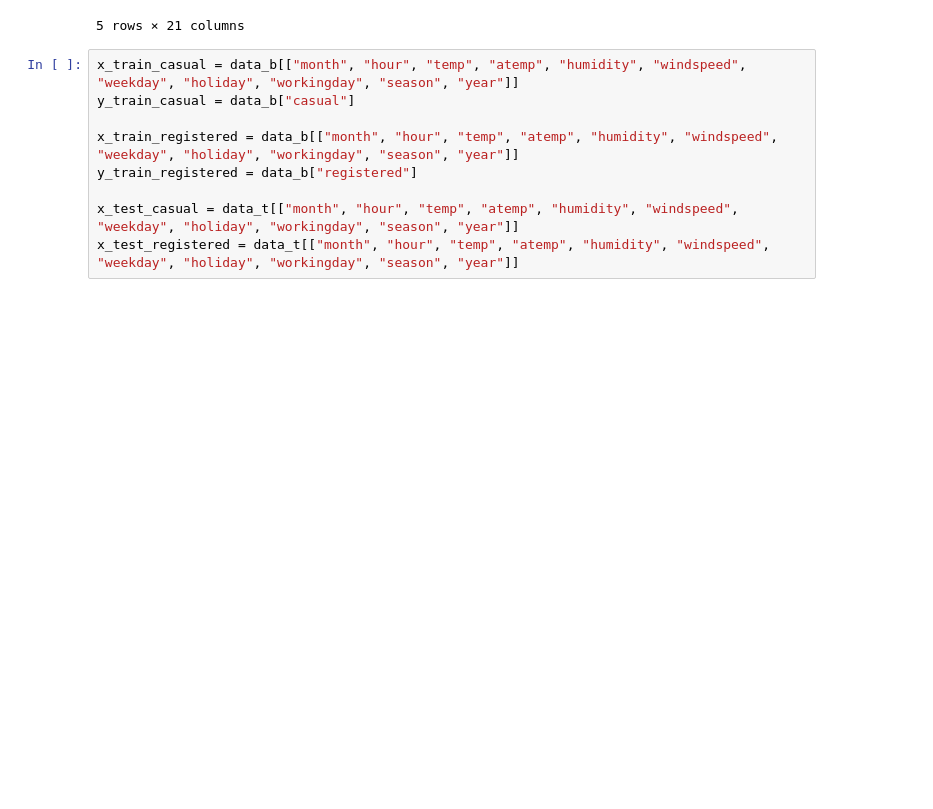
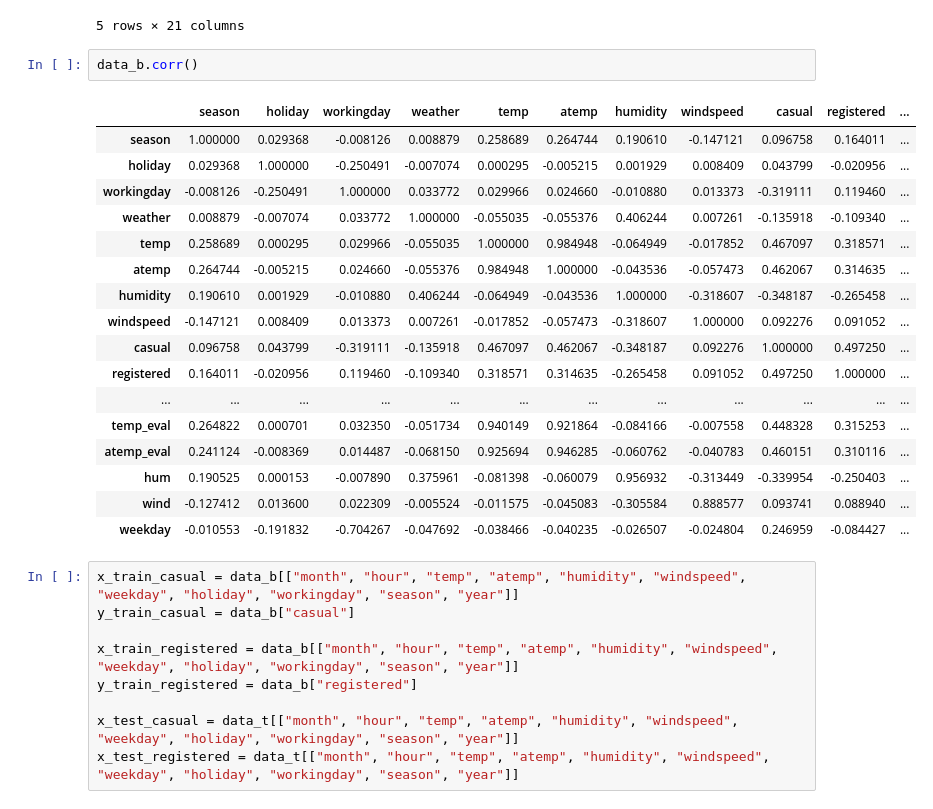
Before and after one commit to leotanaka4/Trabalho2LingProg, a Jupyter notebook: ans.ipynb, the cells around one changed output. Saved outputs shown, nothing was run; the diff lists cells and outputs as text; blank space fills up the shorter version.

```diff
--- a/ans.ipynb
+++ b/ans.ipynb
@@ -490,6 +500,26 @@ data_b.head()
 | 3 | 2011-01-01 03:00:00 | 1 | 0 | 0 | 1 | 9.84 | 14.395 | 75 | 0.0 | 3 | ... |
 | 4 | 2011-01-01 04:00:00 | 1 | 0 | 0 | 1 | 9.84 | 14.395 | 75 | 0.0 | 0 | ... |
 5 rows × 21 columns
+# %%
+data_b.corr()
+# %% [output]
+|  | season | holiday | workingday | weather | temp | atemp | humidity | windspeed | casual | registered | ... |
+| season | 1.000000 | 0.029368 | -0.008126 | 0.008879 | 0.258689 | 0.264744 | 0.190610 | -0.147121 | 0.096758 | 0.164011 | ... |
+| holiday | 0.029368 | 1.000000 | -0.250491 | -0.007074 | 0.000295 | -0.005215 | 0.001929 | 0.008409 | 0.043799 | -0.020956 | ... |
+| workingday | -0.008126 | -0.250491 | 1.000000 | 0.033772 | 0.029966 | 0.024660 | -0.010880 | 0.013373 | -0.319111 | 0.119460 | ... |
+| weather | 0.008879 | -0.007074 | 0.033772 | 1.000000 | -0.055035 | -0.055376 | 0.406244 | 0.007261 | -0.135918 | -0.109340 | ... |
+| temp | 0.258689 | 0.000295 | 0.029966 | -0.055035 | 1.000000 | 0.984948 | -0.064949 | -0.017852 | 0.467097 | 0.318571 | ... |
+| atemp | 0.264744 | -0.005215 | 0.024660 | -0.055376 | 0.984948 | 1.000000 | -0.043536 | -0.057473 | 0.462067 | 0.314635 | ... |
+| humidity | 0.190610 | 0.001929 | -0.010880 | 0.406244 | -0.064949 | -0.043536 | 1.000000 | -0.318607 | -0.348187 | -0.265458 | ... |
+| windspeed | -0.147121 | 0.008409 | 0.013373 | 0.007261 | -0.017852 | -0.057473 | -0.318607 | 1.000000 | 0.092276 | 0.091052 | ... |
+| casual | 0.096758 | 0.043799 | -0.319111 | -0.135918 | 0.467097 | 0.462067 | -0.348187 | 0.092276 | 1.000000 | 0.497250 | ... |
+| registered | 0.164011 | -0.020956 | 0.119460 | -0.109340 | 0.318571 | 0.314635 | -0.265458 | 0.091052 | 0.497250 | 1.000000 | ... |
+| ... | ... | ... | ... | ... | ... | ... | ... | ... | ... | ... | ... |
+| temp_eval | 0.264822 | 0.000701 | 0.032350 | -0.051734 | 0.940149 | 0.921864 | -0.084166 | -0.007558 | 0.448328 | 0.315253 | ... |
+| atemp_eval | 0.241124 | -0.008369 | 0.014487 | -0.068150 | 0.925694 | 0.946285 | -0.060762 | -0.040783 | 0.460151 | 0.310116 | ... |
+| hum | 0.190525 | 0.000153 | -0.007890 | 0.375961 | -0.081398 | -0.060079 | 0.956932 | -0.313449 | -0.339954 | -0.250403 | ... |
+| wind | -0.127412 | 0.013600 | 0.022309 | -0.005524 | -0.011575 | -0.045083 | -0.305584 | 0.888577 | 0.093741 | 0.088940 | ... |
+| weekday | -0.010553 | -0.191832 | -0.704267 | -0.047692 | -0.038466 | -0.040235 | -0.026507 | -0.024804 | 0.246959 | -0.084427 | ... |
 # %%
 x_train_casual = data_b[["month", "hour", "temp", "atemp", "humidity", "windspeed", "weekday", "holiday", "workingday", "season", "year"]]
 y_train_casual = data_b["casual"]
```
Also changed, not shown: parts of 14 cells of this notebook, 1 other file.
